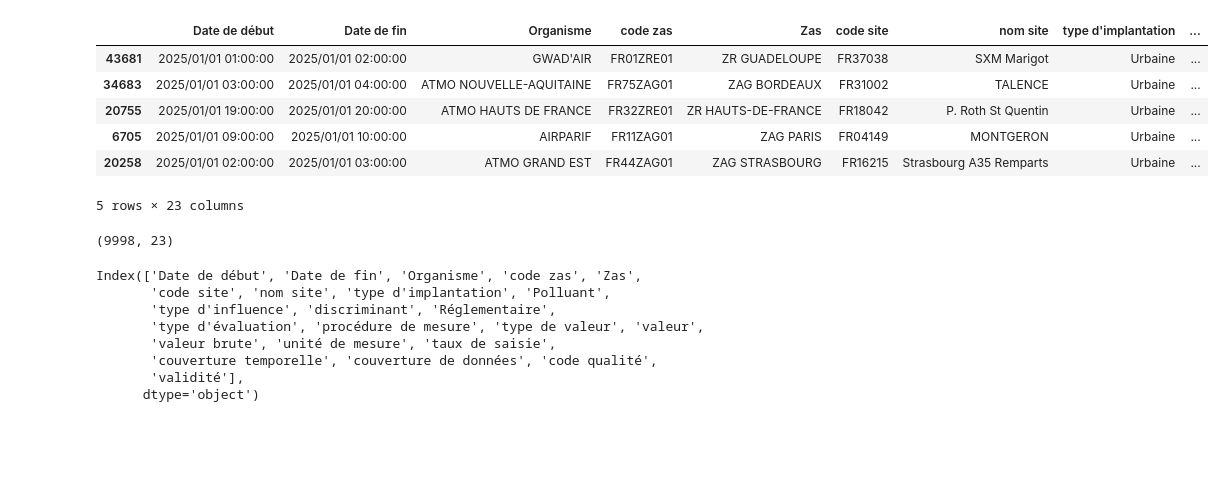
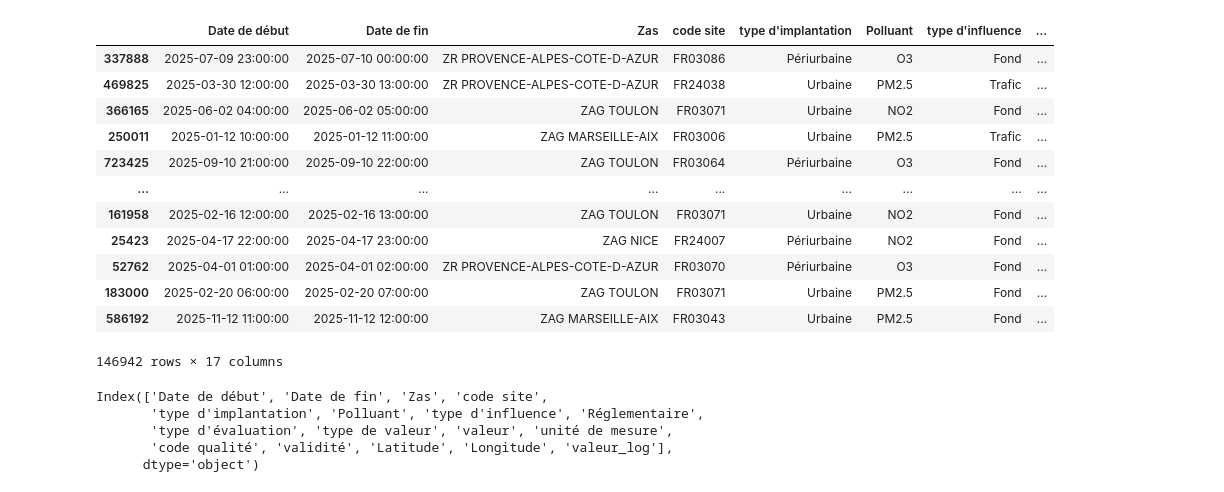
Before and after one commit to JayaSaiKishore7/AirQuality_AnalysisFR, a Jupyter notebook: notebooks/EDA.ipynb, the cells around one changed output. Drawn from its saved outputs; the diff is of its cells as text; code cells hidden in the pictures; blank space fills up the shorter version.

```diff
--- a/notebooks/EDA.ipynb
+++ b/notebooks/EDA.ipynb
@@ -14,0 +96,3 @@ df_raw.head()
+# %%
+df_raw=pd.read_csv("../data/raw/Airquality_PACA_2025_Combined.csv", sep=",")
+df_raw.head()
@@ -43,0 +224,4 @@ df_sample.head()
+# %%
+#Replacing the negative values with Nan
+df_sample.loc[df_sample["valeur"] < 0, "valeur"] = np.nan
+#df_sample["valeur"] = df_sample["valeur"].mask(df_sample["valeur"] < 0)
@@ -43,0 +320,2 @@ df_sample.head()
+# %%
+df_sample["valeur_log"] = np.log1p(df_sample["valeur"])
@@ -44,25 +370,34 @@ df_sample.head()
+# %%
+cols_to_drop = [
+    "valeur brute",
+    "taux de saisie",
+    "couverture temporelle",
+    "couverture de données",
+     "code zas", "nom site", "Organisme"
+]
+
+df_sample = df_sample.drop(columns=cols_to_drop, errors='ignore')
 # %%
-df_sample.head()
+df_sample
 # %% [output]
-|  | Date de début | Date de fin | Organisme | code zas | Zas | code site | nom site | type d'implantation | ... |
-| 43681 | 2025/01/01 01:00:00 | 2025/01/01 02:00:00 | GWAD'AIR | FR01ZRE01 | ZR GUADELOUPE | FR37038 | SXM Marigot | Urbaine | ... |
-| 34683 | 2025/01/01 03:00:00 | 2025/01/01 04:00:00 | ATMO NOUVELLE-AQUITAINE | FR75ZAG01 | ZAG BORDEAUX | FR31002 | TALENCE | Urbaine | ... |
-| 20755 | 2025/01/01 19:00:00 | 2025/01/01 20:00:00 | ATMO HAUTS DE FRANCE | FR32ZRE01 | ZR HAUTS-DE-FRANCE | FR18042 | P. Roth St Quentin | Urbaine | ... |
-| 6705 | 2025/01/01 09:00:00 | 2025/01/01 10:00:00 | AIRPARIF | FR11ZAG01 | ZAG PARIS | FR04149 | MONTGERON | Urbaine | ... |
-| 20258 | 2025/01/01 02:00:00 | 2025/01/01 03:00:00 | ATMO GRAND EST | FR44ZAG01 | ZAG STRASBOURG | FR16215 | Strasbourg A35 Remparts | Urbaine | ... |
+|  | Date de début | Date de fin | Zas | code site | type d'implantation | Polluant | type d'influence | ... |
+| 337888 | 2025-07-09 23:00:00 | 2025-07-10 00:00:00 | ZR PROVENCE-ALPES-COTE-D-AZUR | FR03086 | Périurbaine | O3 | Fond | ... |
+| 469825 | 2025-03-30 12:00:00 | 2025-03-30 13:00:00 | ZR PROVENCE-ALPES-COTE-D-AZUR | FR24038 | Urbaine | PM2.5 | Trafic | ... |
+| 366165 | 2025-06-02 04:00:00 | 2025-06-02 05:00:00 | ZAG TOULON | FR03071 | Urbaine | NO2 | Fond | ... |
+| 250011 | 2025-01-12 10:00:00 | 2025-01-12 11:00:00 | ZAG MARSEILLE-AIX | FR03006 | Urbaine | PM2.5 | Trafic | ... |
+| 723425 | 2025-09-10 21:00:00 | 2025-09-10 22:00:00 | ZAG TOULON | FR03064 | Périurbaine | O3 | Fond | ... |
+| ... | ... | ... | ... | ... | ... | ... | ... | ... |
+| 161958 | 2025-02-16 12:00:00 | 2025-02-16 13:00:00 | ZAG TOULON | FR03071 | Urbaine | NO2 | Fond | ... |
+| 25423 | 2025-04-17 22:00:00 | 2025-04-17 23:00:00 | ZAG NICE | FR24007 | Périurbaine | NO2 | Fond | ... |
+| 52762 | 2025-04-01 01:00:00 | 2025-04-01 02:00:00 | ZR PROVENCE-ALPES-COTE-D-AZUR | FR03070 | Périurbaine | O3 | Fond | ... |
+| 183000 | 2025-02-20 06:00:00 | 2025-02-20 07:00:00 | ZAG TOULON | FR03071 | Urbaine | PM2.5 | Fond | ... |
+| 586192 | 2025-11-12 11:00:00 | 2025-11-12 12:00:00 | ZAG MARSEILLE-AIX | FR03043 | Urbaine | PM2.5 | Fond | ... |
-5 rows × 23 columns
+146942 rows × 17 columns
-# %%
-df_sample.shape
-# %% [output]
-(9998, 23)
 # %%
 df_sample.columns
 # %% [output]
-Index(['Date de début', 'Date de fin', 'Organisme', 'code zas', 'Zas',
-       'code site', 'nom site', 'type d'implantation', 'Polluant',
-       'type d'influence', 'discriminant', 'Réglementaire',
-       'type d'évaluation', 'procédure de mesure', 'type de valeur', 'valeur',
-       'valeur brute', 'unité de mesure', 'taux de saisie',
-       'couverture temporelle', 'couverture de données', 'code qualité',
-       'validité'],
+Index(['Date de début', 'Date de fin', 'Zas', 'code site',
+       'type d'implantation', 'Polluant', 'type d'influence', 'Réglementaire',
+       'type d'évaluation', 'type de valeur', 'valeur', 'unité de mesure',
+       'code qualité', 'validité', 'Latitude', 'Longitude', 'valeur_log'],
       dtype='object')
```
Also changed, not shown: parts of 76 cells of this notebook, 5 other files.
